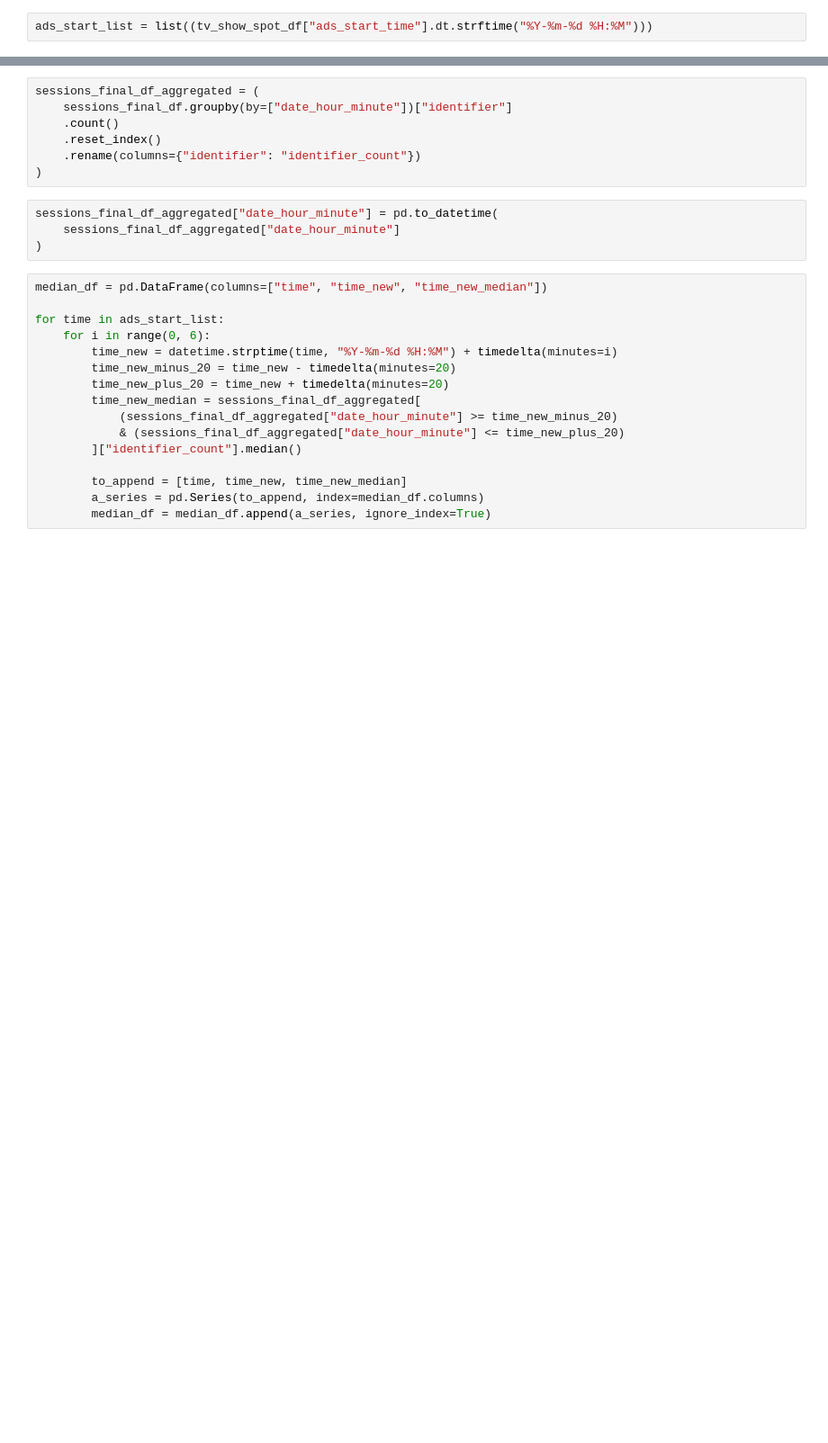
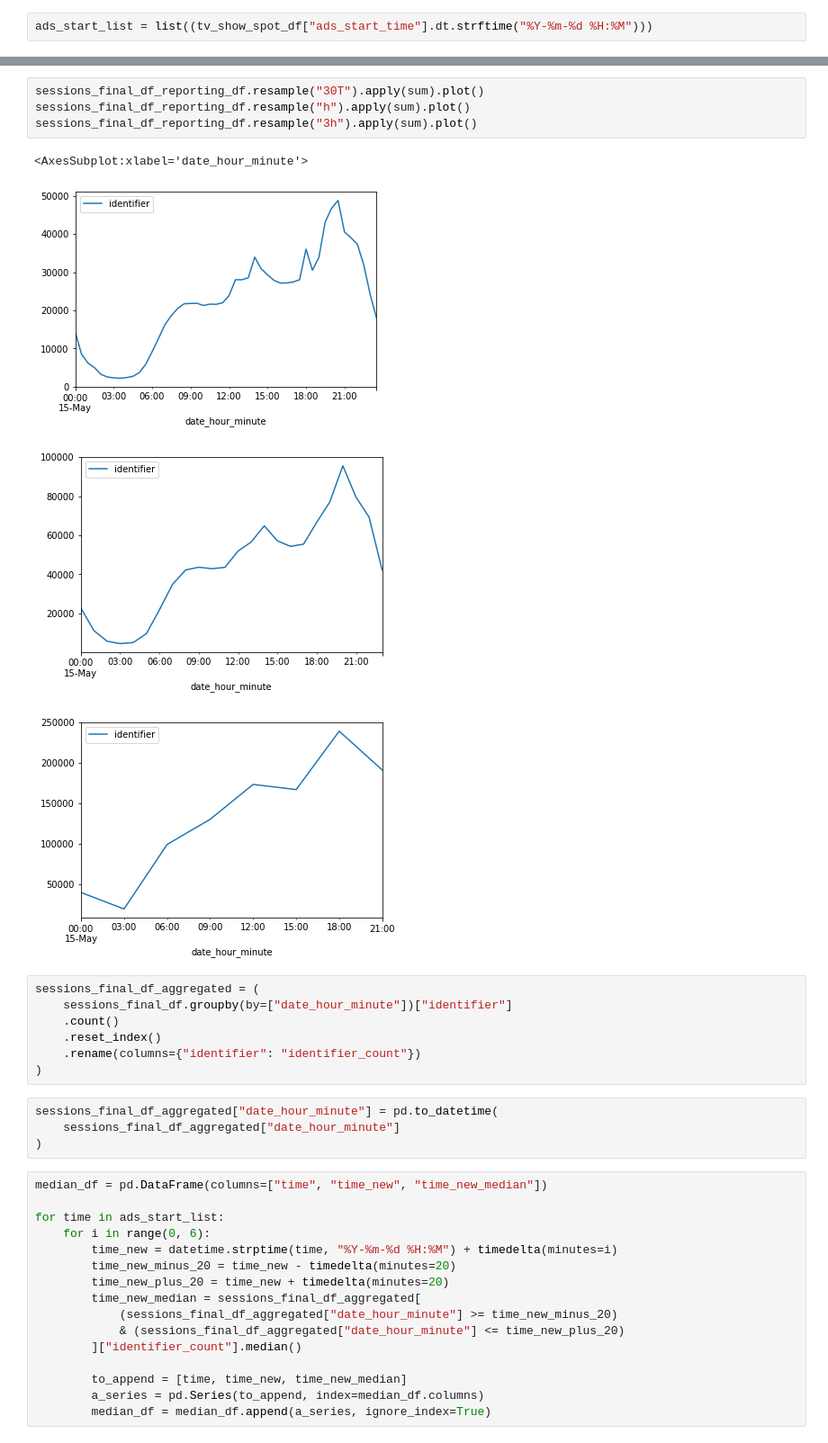
Before and after one commit to ElifKarakutukDinc/e-commerce_tv_spot_attribution_analysis, a Jupyter notebook: EDA.ipynb, the cells around one changed output, grey strips where cells are left out. Shown at 90% size. Saved outputs shown, nothing was run; the diff lists cells and outputs as text; blank space fills up the shorter version.

```diff
--- a/EDA.ipynb
+++ b/EDA.ipynb
@@ -163,3 +185,12 @@ ads_start_list = list((tv_show_spot_df["ads_start_time"].dt.strftime("%Y-%m-%d %
+# %%
+sessions_final_df_reporting_df.resample("30T").apply(sum).plot()
+sessions_final_df_reporting_df.resample("h").apply(sum).plot()
+sessions_final_df_reporting_df.resample("3h").apply(sum).plot()
+# %% [output]
+<AxesSubplot:xlabel='date_hour_minute'>
+[figure, added]
+[figure, added]
+[figure, added]
 # %%
 sessions_final_df_aggregated = (
     sessions_final_df.groupby(by=["date_hour_minute"])["identifier"]
```
Also changed, not shown: parts of 5 cells of this notebook.
